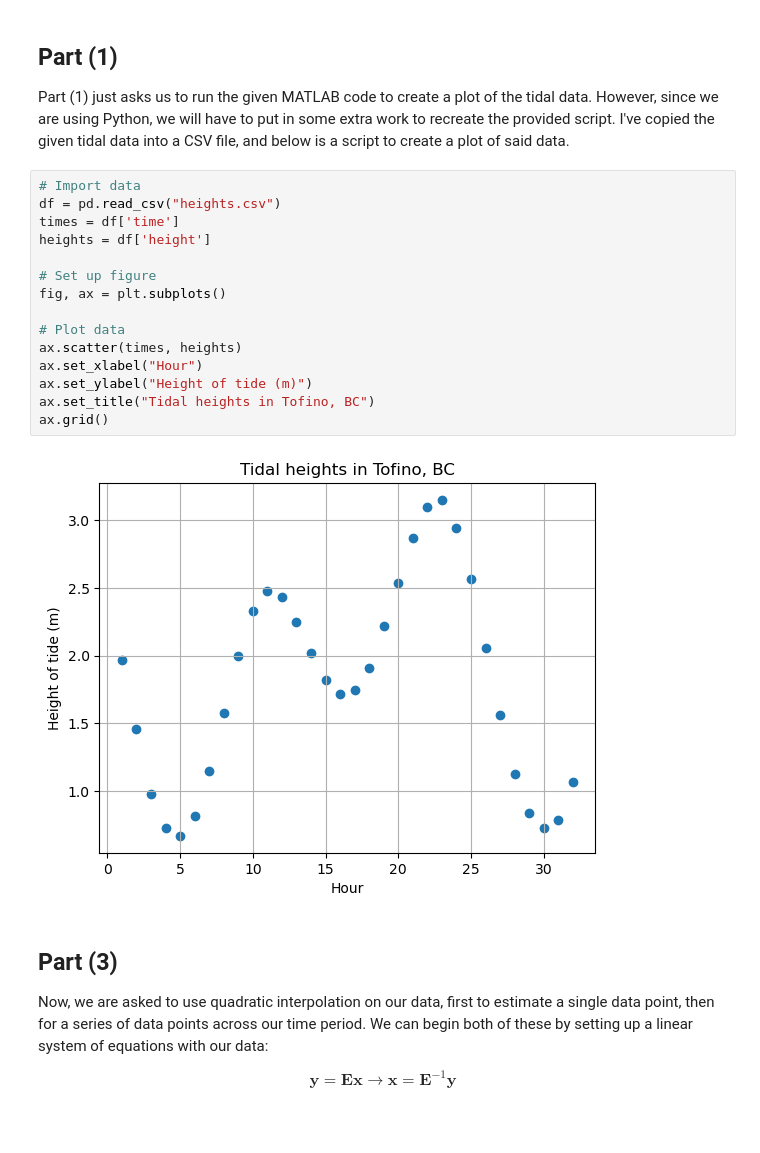
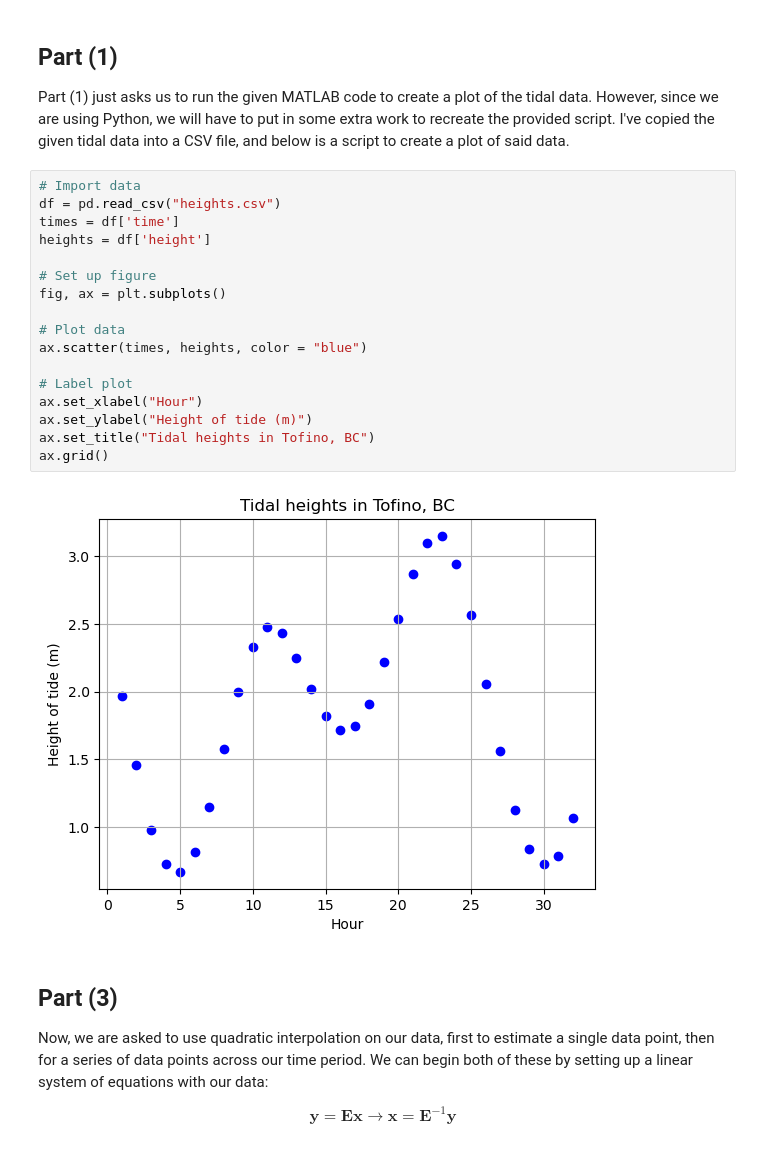
Before and after one commit to lemondoroshow/geoscienceModeling, a Jupyter notebook: oceanTides/ocean_tides.ipynb, the cells around one changed output. Drawn from its saved outputs; the diff is of its cells as text.

```diff
--- a/oceanTides/ocean_tides.ipynb
+++ b/oceanTides/ocean_tides.ipynb
@@ -18,20 +18,22 @@ Part (1) just asks us to run the given MATLAB code to create a plot of the tidal
 # %%
 # Import data
 df = pd.read_csv("heights.csv")
 times = df['time']
 heights = df['height']
 
 # Set up figure
 fig, ax = plt.subplots()
 
 # Plot data
-ax.scatter(times, heights)
+ax.scatter(times, heights, color = "blue")
+
+# Label plot
 ax.set_xlabel("Hour")
 ax.set_ylabel("Height of tide (m)")
 ax.set_title("Tidal heights in Tofino, BC")
 ax.grid()
 # %% [output]
-[figure, old version]
+[figure, new version]
 # %% [markdown]
 ## Part (3)
 Now, we are asked to use quadratic interpolation on our data, first to estimate a single data point, then for a series of data points across our time period. We can begin both of these by setting up a linear system of equations with our data:
```
Also changed, not shown: parts of 22 cells of this notebook.
